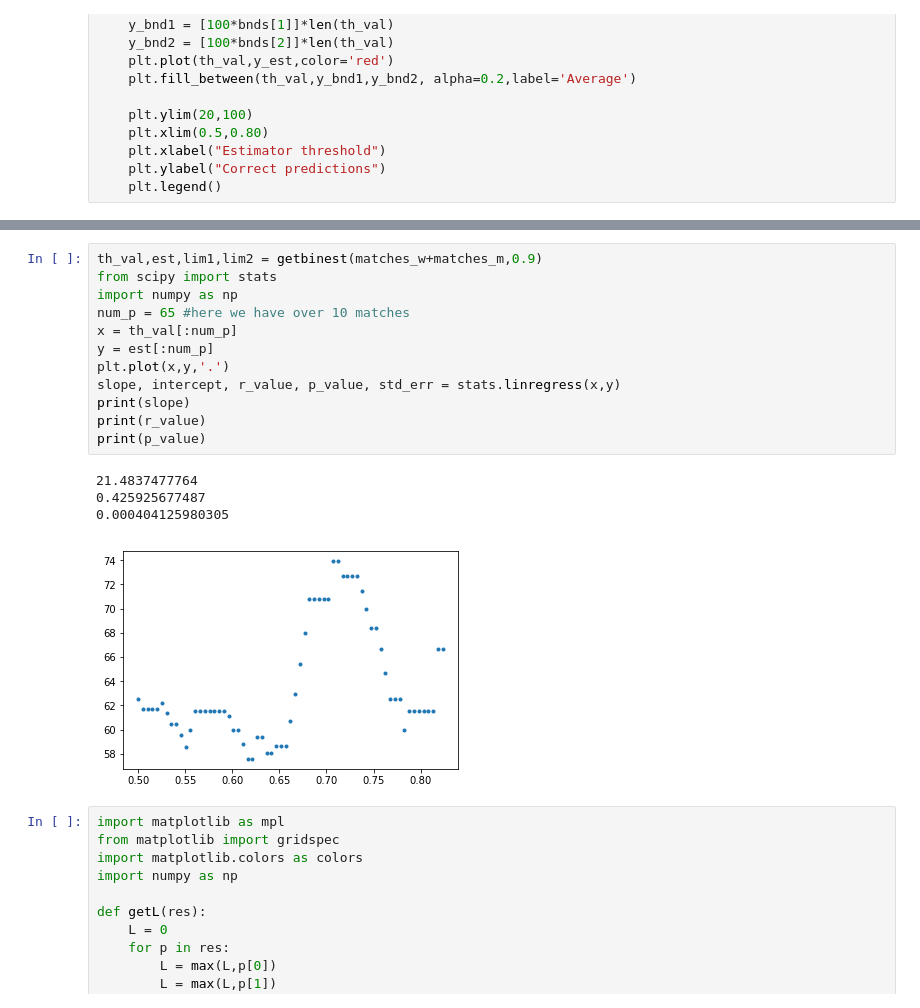
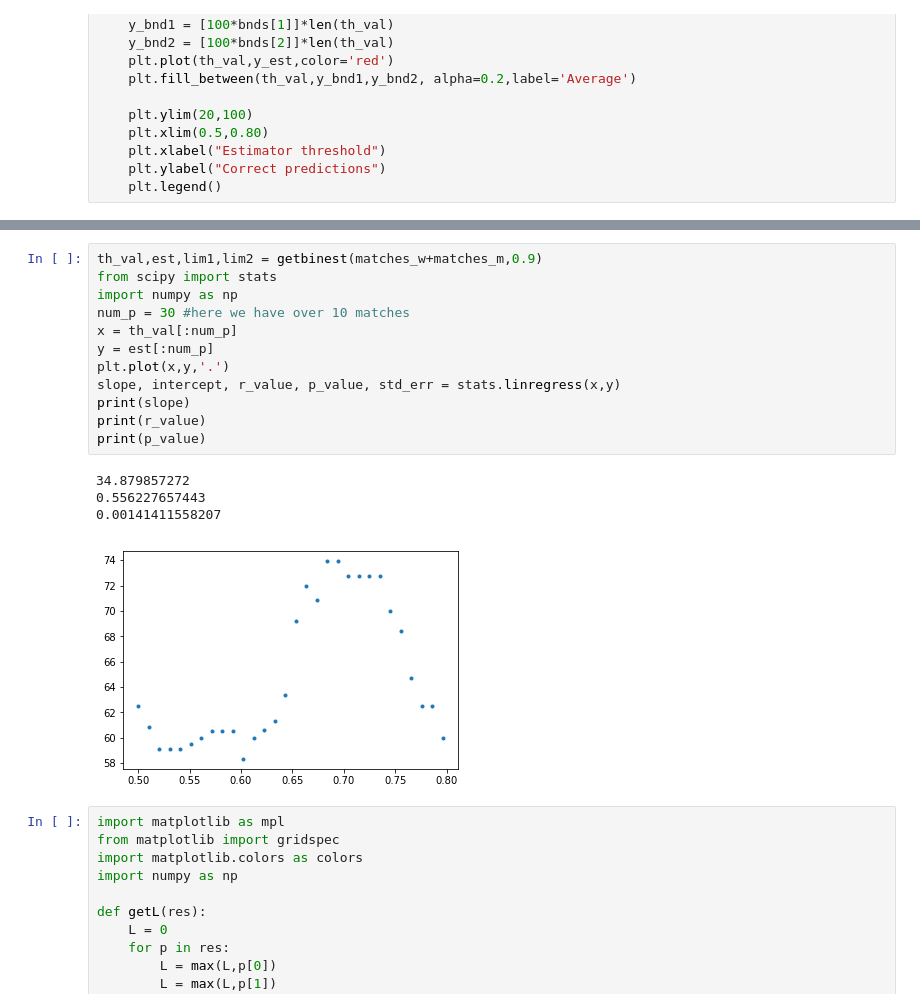
Before and after one commit to axarekma/WMC_2017_CUP, a Jupyter notebook: src/example.ipynb, the cells around one changed output, grey strips where cells are left out. Cells and saved outputs as stored; diff of their text form.

```diff
--- a/src/example.ipynb
+++ b/src/example.ipynb
@@ -544,20 +544,20 @@ plt.savefig('../FIG/th_pred_mw',bbox_inches = 'tight')
 # %%
 th_val,est,lim1,lim2 = getbinest(matches_w+matches_m,0.9)
 from scipy import stats
 import numpy as np
-num_p = 65 #here we have over 10 matches
+num_p = 30 #here we have over 10 matches
 x = th_val[:num_p]
 y = est[:num_p]
 plt.plot(x,y,'.')
 slope, intercept, r_value, p_value, std_err = stats.linregress(x,y)
 print(slope)
 print(r_value)
 print(p_value)
 # %% [output]
-21.4837477764
-0.425925677487
-0.000404125980305
+34.879857272
+0.556227657443
+0.00141411558207
-[figure, old version]
+[figure, new version]
 # %%
 import matplotlib as mpl
 from matplotlib import gridspec
```
Also changed, not shown: parts of 3 cells of this notebook, 4 other files.
